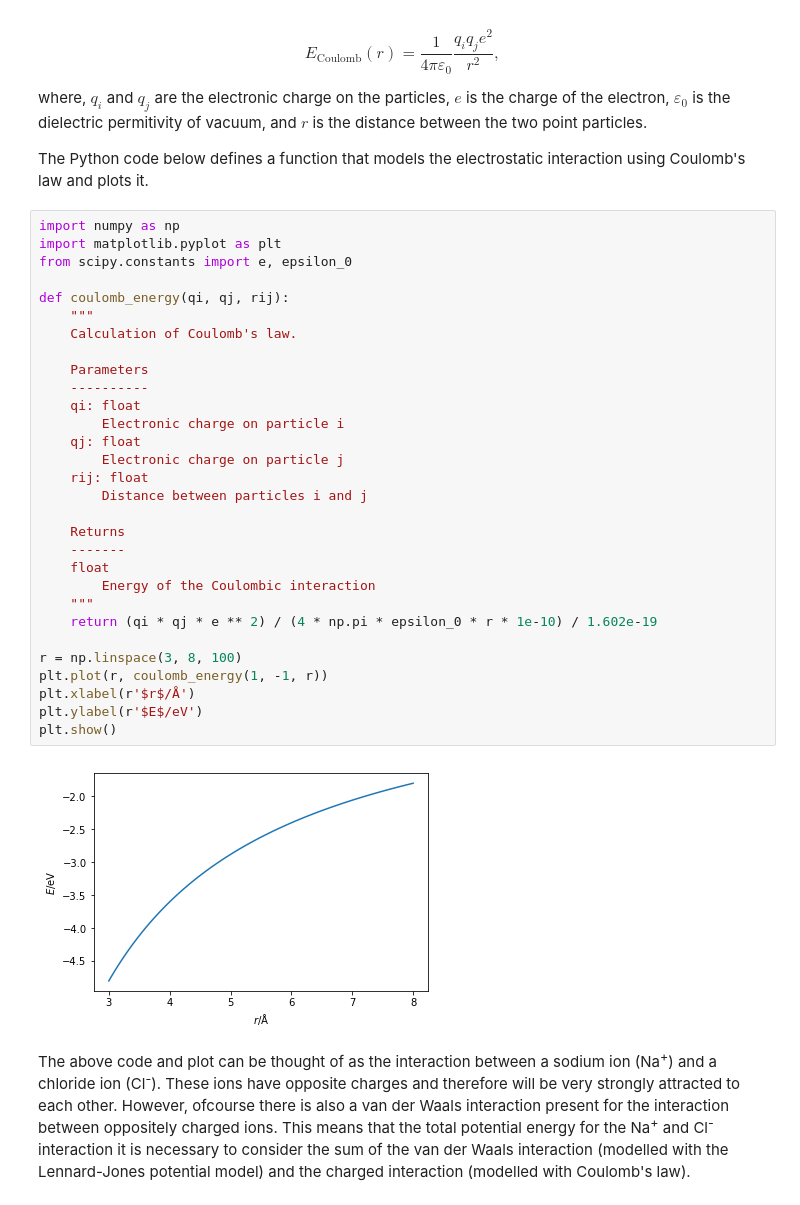
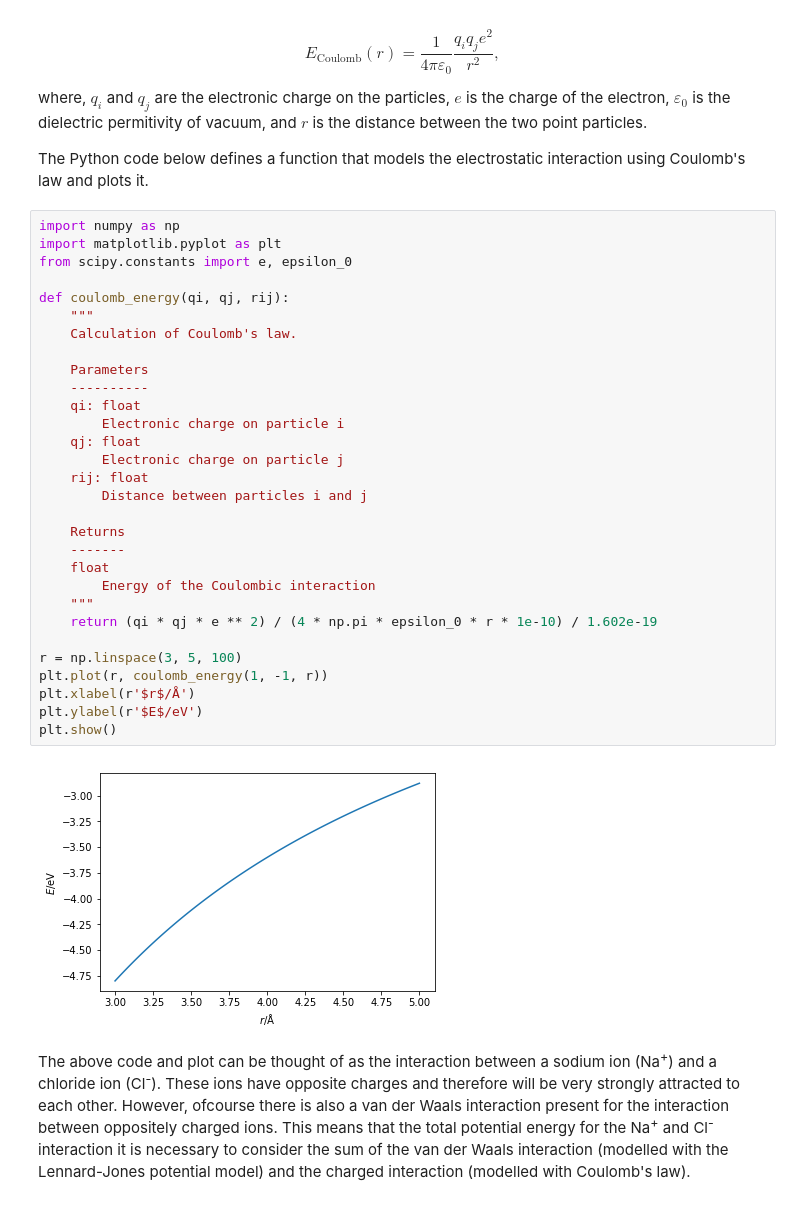
Before and after one commit to sobaba-12/sim_and_scat, a Jupyter notebook: content/classical_methods/coulomb.ipynb, the cells around one changed output. Drawn from its saved outputs; the diff is of its cells as text.

```diff
--- a/content/classical_methods/coulomb.ipynb
+++ b/content/classical_methods/coulomb.ipynb
@@ -12,35 +12,35 @@ The Python code below defines a function that models the electrostatic interacti
 # %%
 import numpy as np
 import matplotlib.pyplot as plt
 from scipy.constants import e, epsilon_0
 
 def coulomb_energy(qi, qj, rij):
     """
     Calculation of Coulomb's law.
 
     Parameters
     ----------
     qi: float
         Electronic charge on particle i
     qj: float
         Electronic charge on particle j
     rij: float
         Distance between particles i and j
 
     Returns
     -------
     float
         Energy of the Coulombic interaction
     """
     return (qi * qj * e ** 2) / (4 * np.pi * epsilon_0 * r * 1e-10) / 1.602e-19
 
-r = np.linspace(3, 8, 100)
+r = np.linspace(3, 5, 100)
 plt.plot(r, coulomb_energy(1, -1, r))
 plt.xlabel(r'$r$/Å')
 plt.ylabel(r'$E$/eV')
 plt.show()
 # %% [output]
-[figure, old version]
+[figure, new version]
 # %% [markdown]
 The above code and plot can be thought of as the interaction between a sodium ion (Na<sup>+</sup>) and a chloride ion (Cl<sup>-</sup>).
 These ions have opposite charges and therefore will be very strongly attracted to each other.
```
Also changed, not shown: 7 other files.
